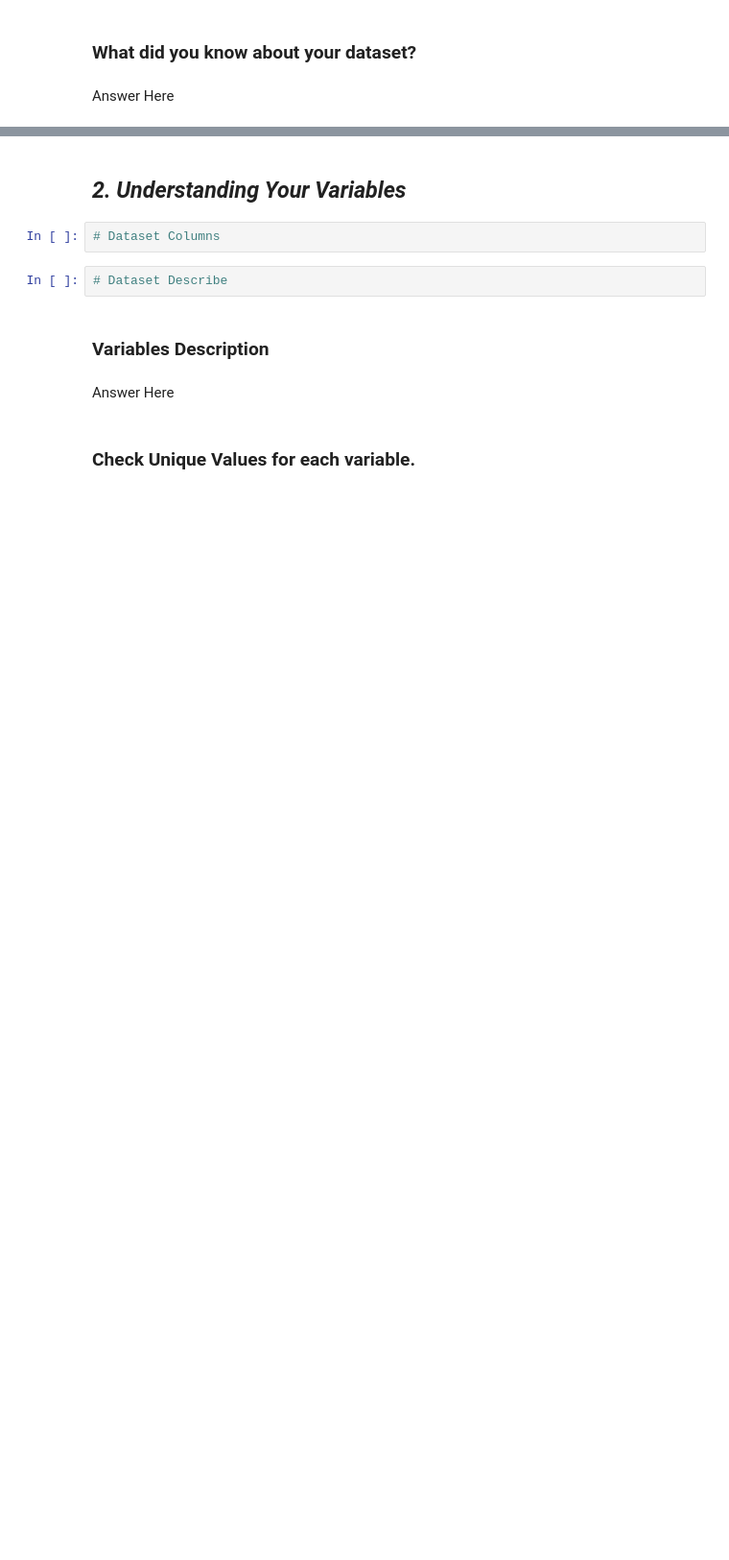
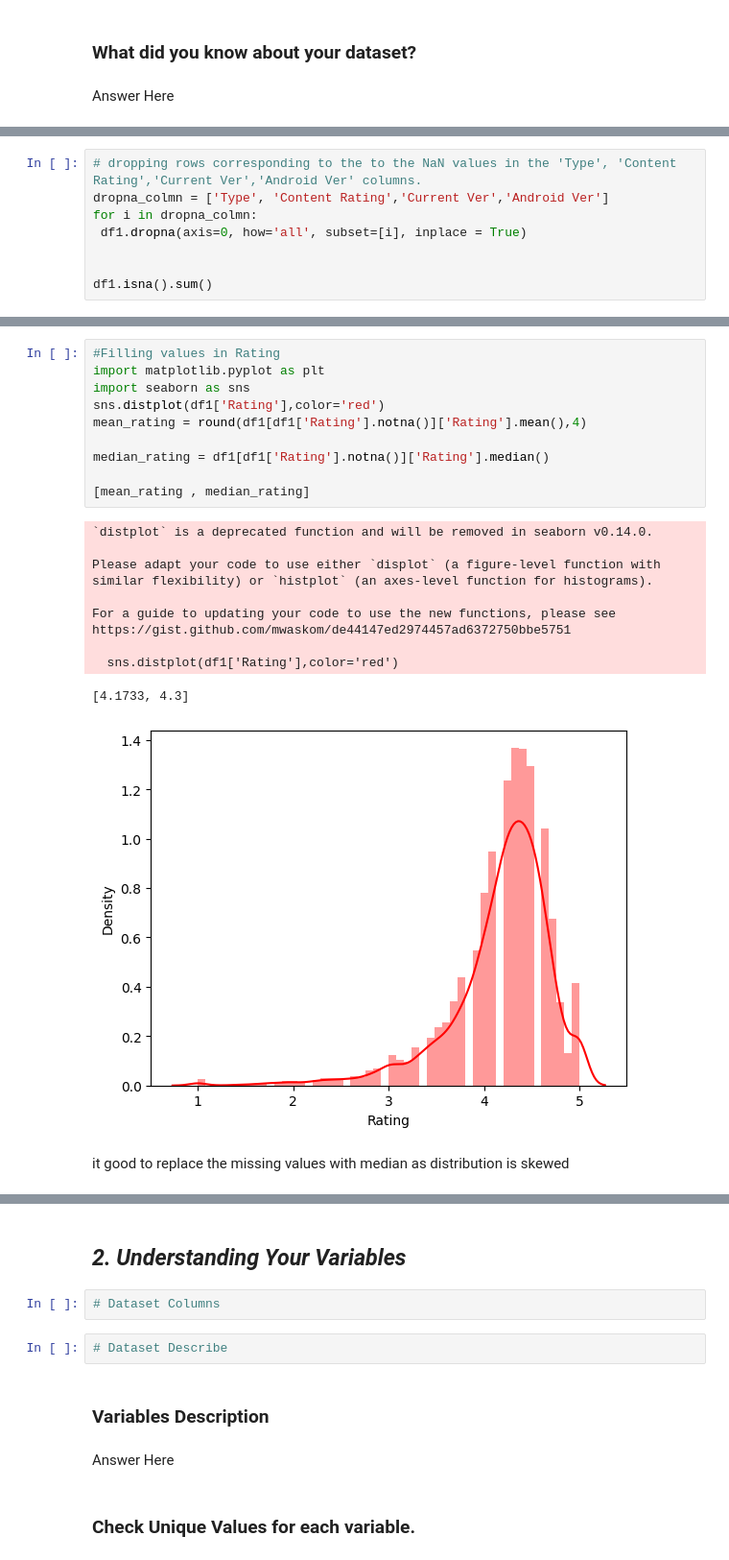
Before and after one commit to inderjeetsharma24/Exploratory-Data-Analysis-capstone-project-, a Jupyter notebook: Copy_of_Sample_EDA_Submission_Template.ipynb, the cells around one changed output, grey strips where cells are left out. Shown: that part at 96% size. Cells and saved outputs as stored; diff of their text form; blank space fills up the shorter version.

```diff
--- a/Copy_of_Sample_EDA_Submission_Template.ipynb
+++ b/Copy_of_Sample_EDA_Submission_Template.ipynb
@@ -103,0 +241,8 @@ Answer Here
+# %%
+# dropping rows corresponding to the to the NaN values in the 'Type', 'Content Rating','Current Ver','Android Ver' columns.
+dropna_colmn = ['Type', 'Content Rating','Current Ver','Android Ver']
+for i in dropna_colmn:
+ df1.dropna(axis=0, how='all', subset=[i], inplace = True)
+
+
+df1.isna().sum()
@@ -103,0 +280,24 @@ Answer Here
+# %%
+#Filling values in Rating
+import matplotlib.pyplot as plt
+import seaborn as sns
+sns.distplot(df1['Rating'],color='red')
+mean_rating = round(df1[df1['Rating'].notna()]['Rating'].mean(),4)
+
+median_rating = df1[df1['Rating'].notna()]['Rating'].median()
+
+[mean_rating , median_rating]
+# %% [output]
+`distplot` is a deprecated function and will be removed in seaborn v0.14.0.
+
+Please adapt your code to use either `displot` (a figure-level function with
+similar flexibility) or `histplot` (an axes-level function for histograms).
+
+For a guide to updating your code to use the new functions, please see
+https://gist.github.com/mwaskom/de44147ed2974457ad6372750bbe5751
+
+  sns.distplot(df1['Rating'],color='red')
+[4.1733, 4.3]
+[figure, added]
+# %% [markdown]
+it good to replace the missing values with median as distribution is skewed
```
Also changed, not shown: parts of 34 cells of this notebook.
